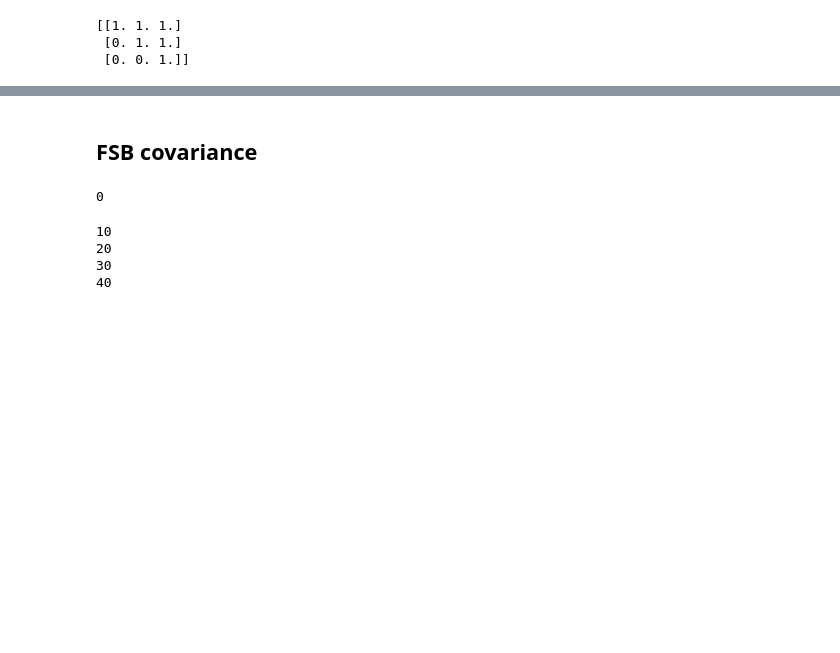
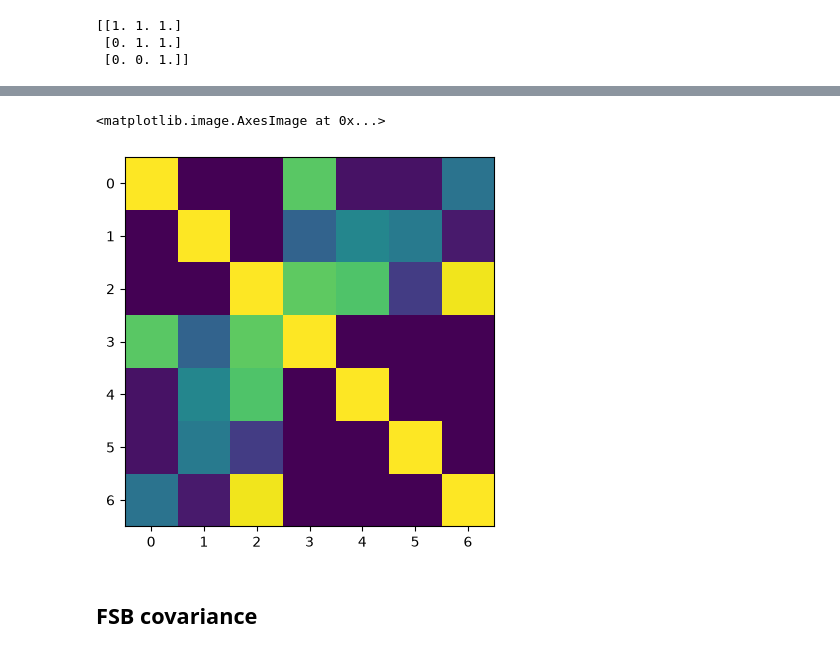
Before and after one commit to ashaeres/pyfsb, a Jupyter notebook: howtouse.ipynb, the cells around one changed output, grey strips where cells are left out. Saved outputs shown, nothing was run; the diff lists cells and outputs as text; code cells hidden in the pictures; blank space fills up the shorter version.

```diff
--- a/howtouse.ipynb
+++ b/howtouse.ipynb
@@ -148,35 +150,17 @@ plt.legend()
+# %%
+trois = np.eye(3)
+quatre = np.eye(4)
+mix = np.random.random(size=(3,4))
+mixt = mix.T
+
+tgt = [[trois, mix], [mixt, quatre]]
+
+plt.imshow(np.block(tgt))
+# %% [output]
+<matplotlib.image.AxesImage at 0x...>
+[figure, added]
 # %% [markdown]
 ## FSB covariance
-# %%
-# simulation-based
-
-# for this we need to generate several realisations of our original non-gaussian map:
-nsims = 100
-mapsims = np.zeros((nsims, npix))
-# then we compute the FSB for each simulated map
-fsbsims = np.zeros((nsims, nbands+1, fsb_test.b))
-for s in range(nsims):
-    if s%10==0:
-        print(s)
-    ds = generate_map(some_standard_cls)
-    mapsims[s] = (ds-np.mean(ds[mask==1]))*mask
-    fsb_s = FSB(mapsims[s], mask1=mask, filters=fls, ells_per_bin=lpb)
-    fsbsims[s, :nbands] = fsb_s.fsb_binned
-    fsbsims[s, -1:] = fsb_s.cls_12_binned
-
-# compute the covariance
-
-# reduce dimension so we can compute the covariance
-fsbsims_flat = np.array([l.flatten() for l in fsbsims])
-# compute covariance from simulations
-simcov = np.cov(fsbsims_flat.T)
-print(simcov.shape, fsbsims_flat.shape)
-# %% [output]
-0
-10
-20
-30
-40
 # %%
 # analytical covariance
 # (includes disconnected covariance + non gaussian terms N222 and N32)
```
Also changed, not shown: parts of 9 cells of this notebook, 1 other file.
